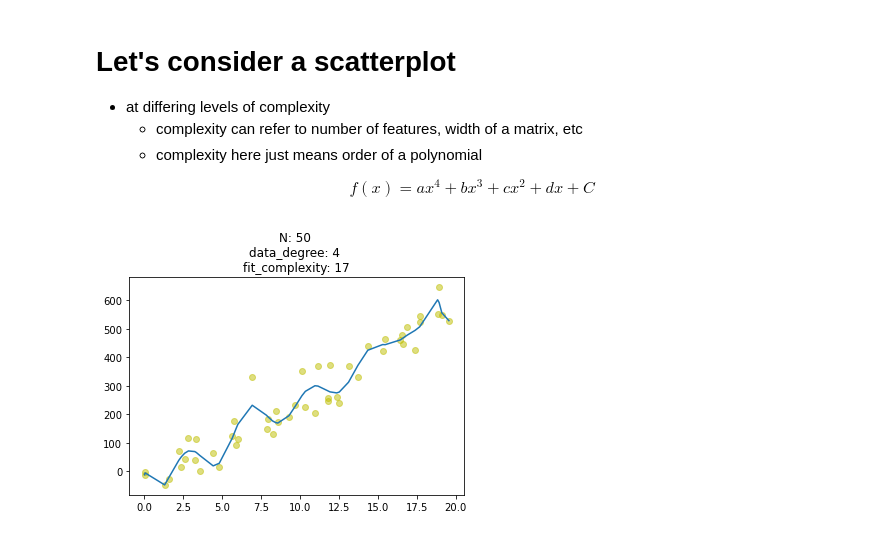
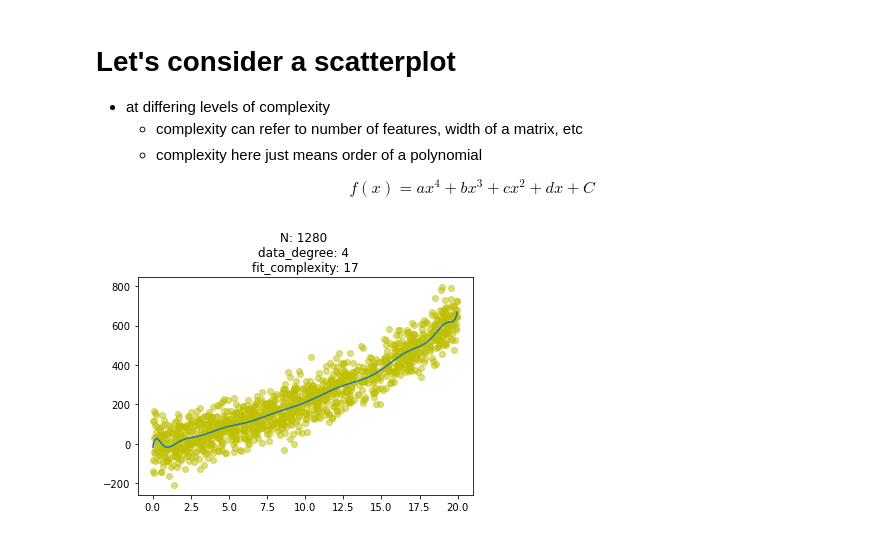
Before and after one commit to MnemoSemiotic/prem_prep_sep08, a Jupyter notebook: stats/07_crossval_intuition/simple_crossval_and_ml_intuition.ipynb, the cells around one changed output. Cells and saved outputs as stored; diff of their text form; code cells hidden in the pictures.

```diff
--- a/stats/07_crossval_intuition/simple_crossval_and_ml_intuition.ipynb
+++ b/stats/07_crossval_intuition/simple_crossval_and_ml_intuition.ipynb
@@ -38,32 +38,32 @@ def plot_scatter_fit(num_samps=50, fit_complexity=1, degree=1):
     # help us draw a fit line
     fit = np.polyfit(x, y, 1)
     fit_fn = np.poly1d(fit)
 
 
     # get scatter range
     y_val_range = np.ptp(y)
 
 
     # add gaussian noise
     y = [pt + np.random.normal(loc=0.0, scale=((1./10.)*y_val_range))
          for pt in y]
 
 
     # line that we draw
     fit_complexity_ = fit_complexity
     regr = np.poly1d(np.polyfit(x, y, fit_complexity_))(np.unique(x))
 
 
     # plot
     plt.title('N: {} \n'.format(N) + \
               'data_degree: {} \n'.format(degree) + \
               'fit_complexity: {}'.format(fit_complexity))
 
     plt.scatter(x, y, c='y', alpha=0.5)
     plt.plot(np.unique(x), regr)
 
     plt.show
 
-plot_scatter_fit(num_samps=50, fit_complexity=17, degree=4)
+plot_scatter_fit(num_samps=1280, fit_complexity=17, degree=4)
 # %% [output]
-[figure, old version]
+[figure, new version]
```
